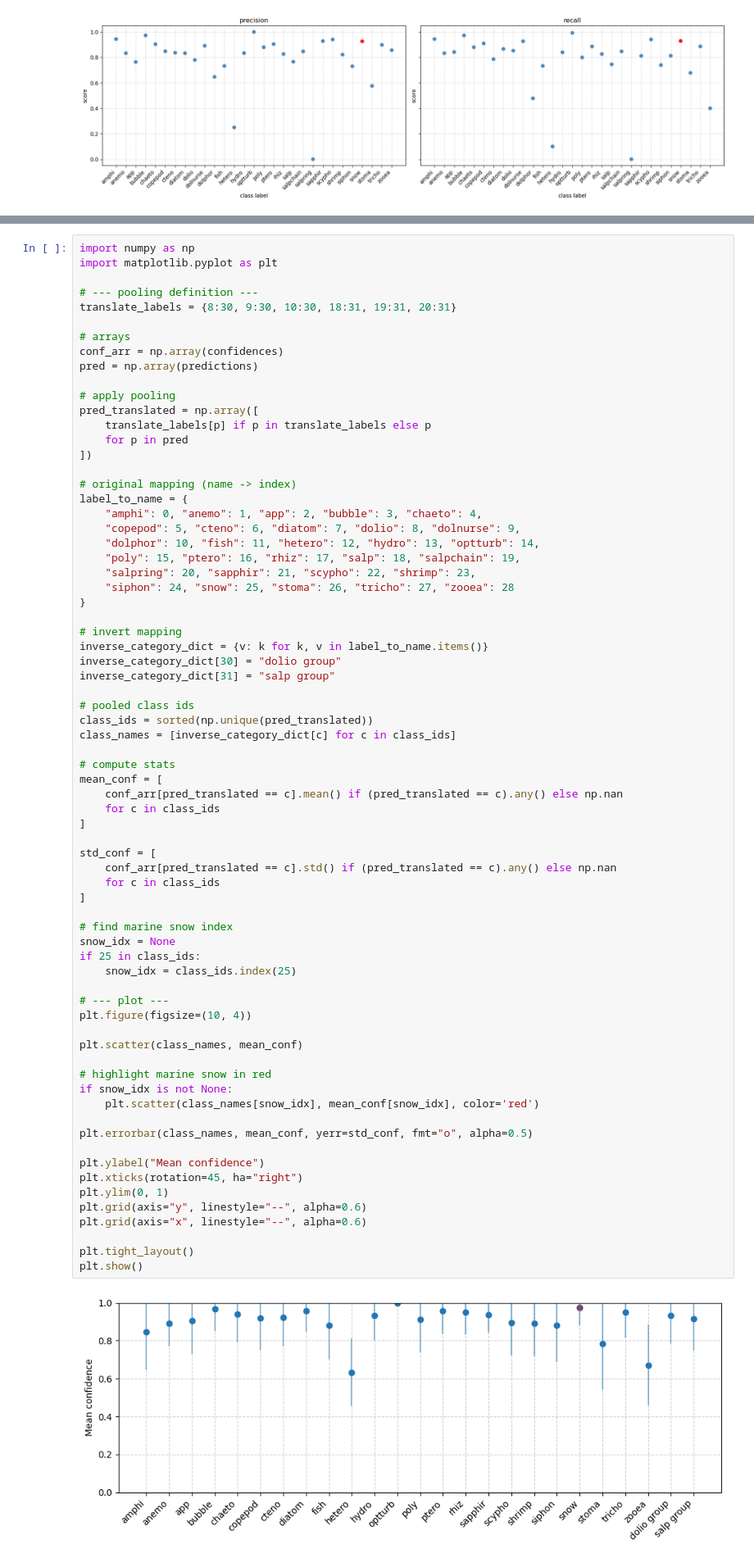
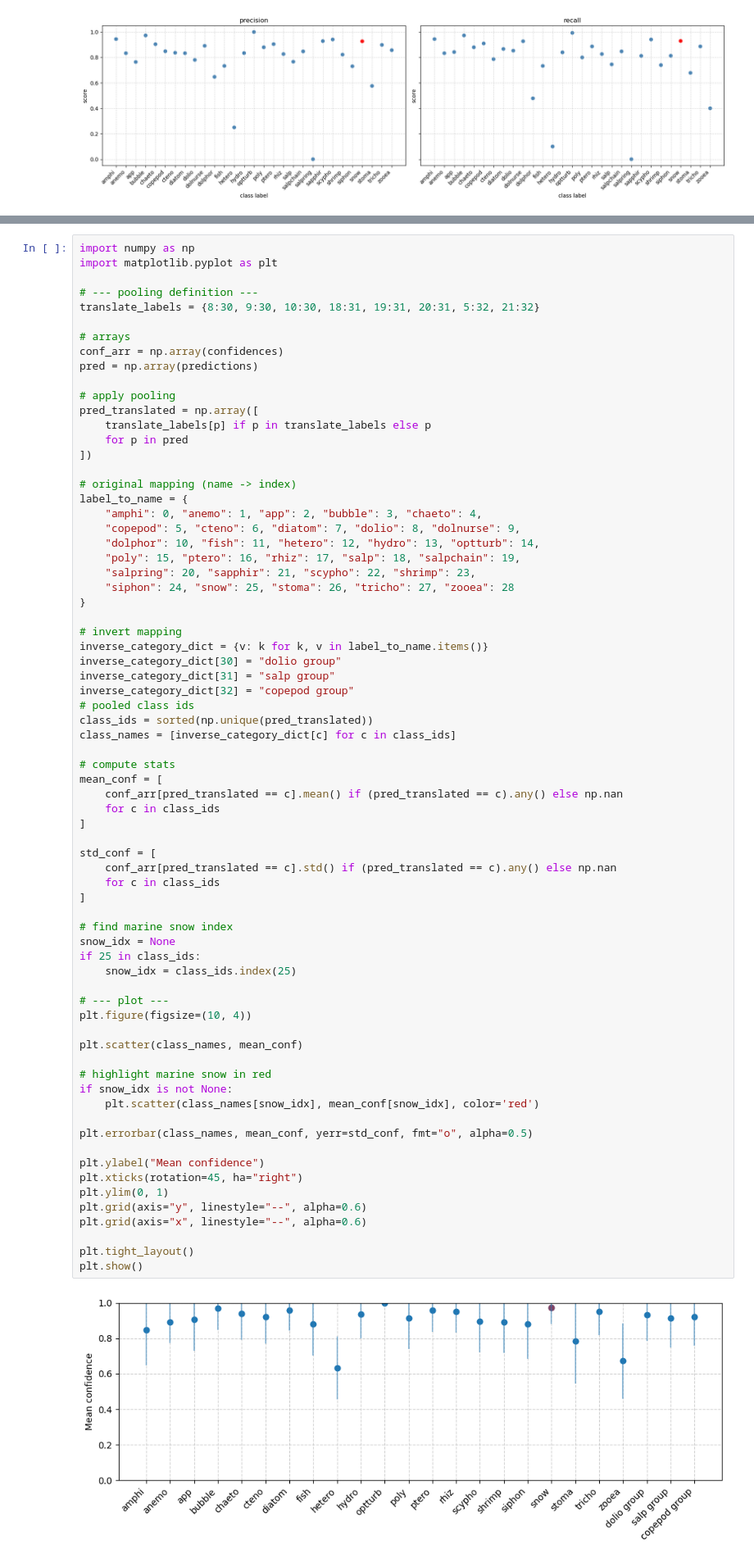
Before and after one commit to NeWeigt/ct_classifier_zoops, a Jupyter notebook: Prec_Rec_Class.ipynb, the cells around one changed output, grey strips where cells are left out. Shown at 82% size. Drawn from its saved outputs; the diff is of its cells as text.

```diff
--- a/Prec_Rec_Class.ipynb
+++ b/Prec_Rec_Class.ipynb
@@ -224,7 +244,7 @@ import numpy as np
 import matplotlib.pyplot as plt
 
 # --- pooling definition ---
-translate_labels = {8:30, 9:30, 10:30, 18:31, 19:31, 20:31}
+translate_labels = {8:30, 9:30, 10:30, 18:31, 19:31, 20:31, 5:32, 21:32}
 
 # arrays
 conf_arr = np.array(confidences)
@@ -250,7 +270,7 @@ label_to_name = {
 inverse_category_dict = {v: k for k, v in label_to_name.items()}
 inverse_category_dict[30] = "dolio group"
 inverse_category_dict[31] = "salp group"
-
+inverse_category_dict[32] = "copepod group"
 # pooled class ids
 class_ids = sorted(np.unique(pred_translated))
 class_names = [inverse_category_dict[c] for c in class_ids]
@@ -264,31 +284,31 @@ mean_conf = [
 std_conf = [
     conf_arr[pred_translated == c].std() if (pred_translated == c).any() else np.nan
     for c in class_ids
 ]
 
 # find marine snow index
 snow_idx = None
 if 25 in class_ids:
     snow_idx = class_ids.index(25)
 
 # --- plot ---
 plt.figure(figsize=(10, 4))
 
 plt.scatter(class_names, mean_conf)
 
 # highlight marine snow in red
 if snow_idx is not None:
     plt.scatter(class_names[snow_idx], mean_conf[snow_idx], color='red')
 
 plt.errorbar(class_names, mean_conf, yerr=std_conf, fmt="o", alpha=0.5)
 
 plt.ylabel("Mean confidence")
 plt.xticks(rotation=45, ha="right")
 plt.ylim(0, 1)
 plt.grid(axis="y", linestyle="--", alpha=0.6)
 plt.grid(axis="x", linestyle="--", alpha=0.6)
 
 plt.tight_layout()
 plt.show()
 # %% [output]
-[figure, old version]
+[figure, new version]
```
Also changed, not shown: parts of 9 cells of this notebook.
